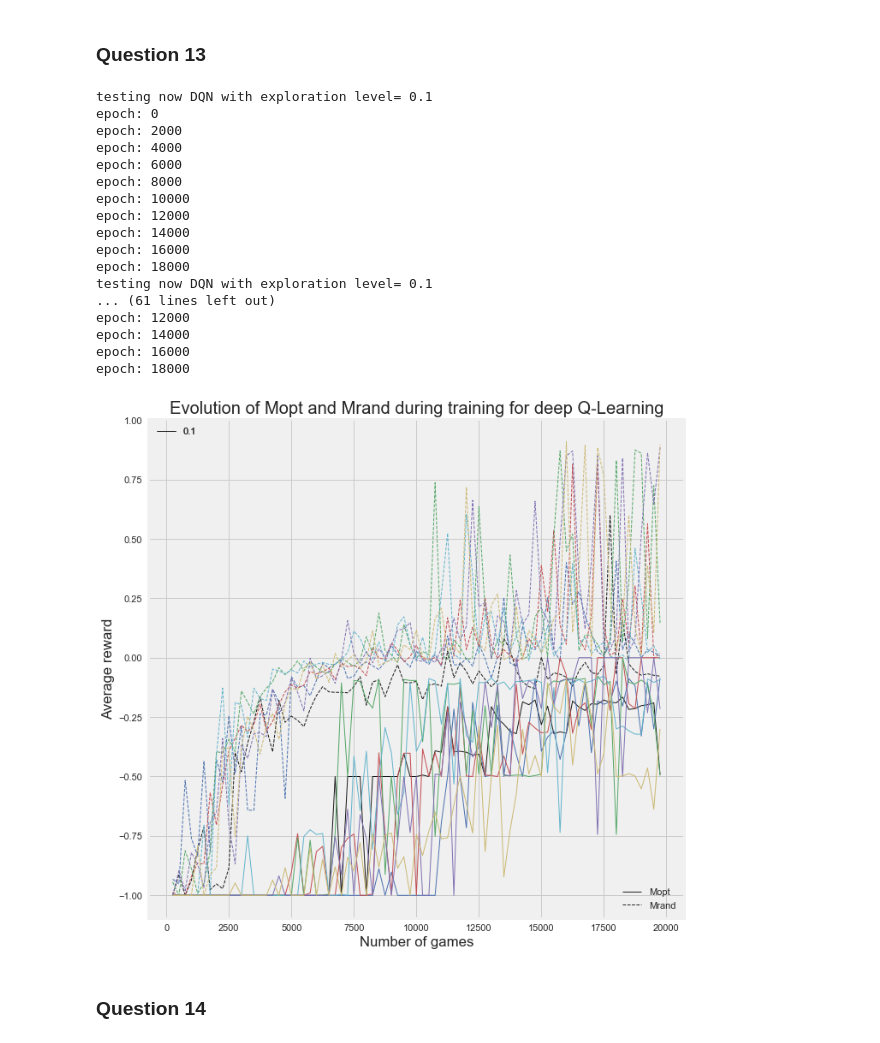
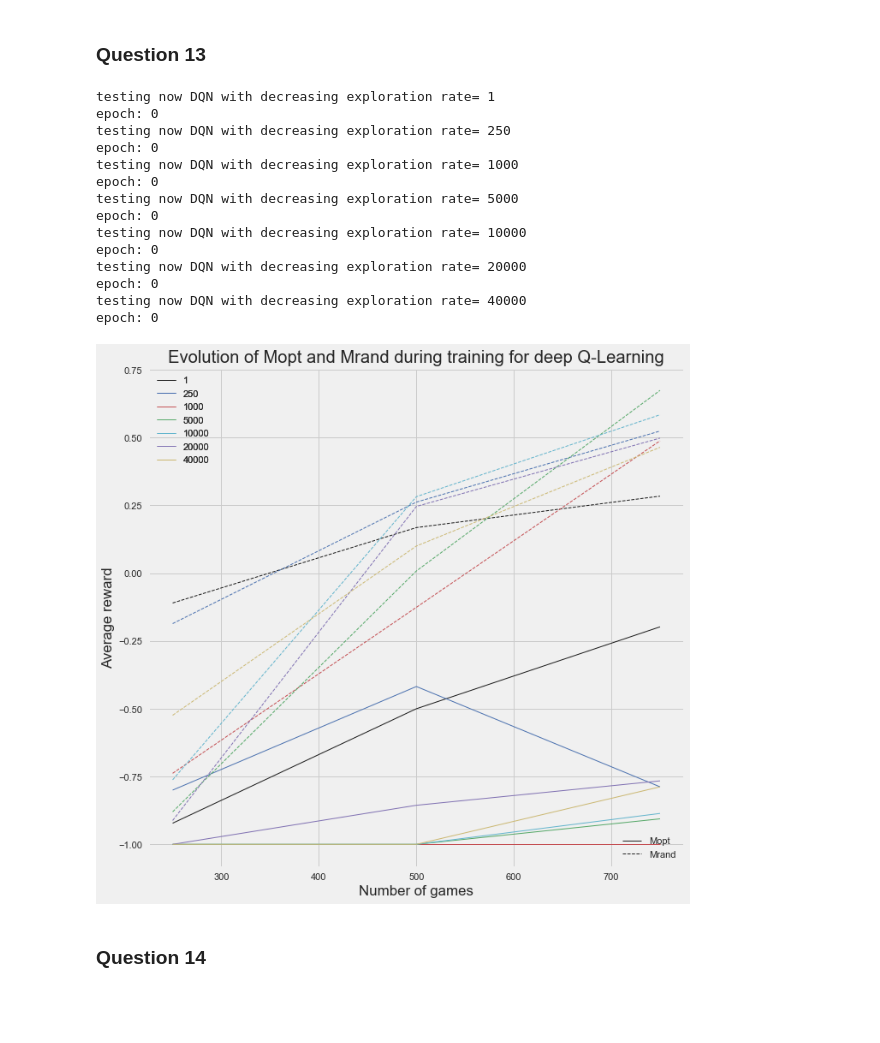
Before and after one commit to henrypapadatos/Reinforcement_Learning_TicTacToe, a Jupyter notebook: Test_file.ipynb, the cells around one changed output. Saved outputs shown, nothing was run; the diff lists cells and outputs as text; code cells hidden in the pictures; blank space fills up the shorter version.

```diff
--- a/Test_file.ipynb
+++ b/Test_file.ipynb
@@ -639,14 +640,14 @@ for k in range(20000):
 
             if end:
                 if winner=='X':
-                    Qplayer.last_update(1,'X')
-                    Qplayer.last_update(-1,'O')
+                    Qplayer.last_update(1,'X', train_mode=True)
+                    Qplayer.last_update(-1,'O', train_mode=True)
                 elif winner=='O':
-                    Qplayer.last_update(-1,'X')
-                    Qplayer.last_update(1,'O')
+                    Qplayer.last_update(-1,'X', train_mode=True)
+                    Qplayer.last_update(1,'O', train_mode=True)
                 else:
-                    Qplayer.last_update(0,'X')
-                    Qplayer.last_update(0,'O')
+                    Qplayer.last_update(0,'X', train_mode=True)
+                    Qplayer.last_update(0,'O', train_mode=True)
 
                 env.reset()
                 break
@@ -747,7 +748,7 @@ for exploration_level in exploration_levels:
                 grid, end, winner = env.step(move, print_grid=False)
             else:
                 reward = -1
-                DQN_player.last_update(reward)
+                DQN_player.last_update(reward, train_mode=True)
                 env.reset()
                 break
 
@@ -758,7 +759,7 @@ for exploration_level in exploration_levels:
                     reward = -1
                 else:
                     reward = 0
-                DQN_player.last_update(reward)
+                DQN_player.last_update(reward, train_mode=True)
                 env.reset()
                 break
 
@@ -997,6 +983,6 @@ epoch: 18000
 # %%
 import seaborn as sns
-plt.style.use("seaborn")
+plt.style.use('fivethirtyeight')
 
 # Plot the results
 sns.set()
@@ -1031,7 +1017,7 @@ Mrand=[]
 
 for decreasing_exploration_rate in decreasing_exploration_rates:
     print("testing now DQN with decreasing exploration rate=", decreasing_exploration_rate)
-    DQN_player = Deep_QLearning.newDQN_Player(decreasing_exploration_rate = decreasing_exploration_rate,
+    DQN_player = Deep_QLearning.DQN_Player(decreasing_exploration_rate = decreasing_exploration_rate,
                                         decreasing_exploration_flag = True)
     for k in range(nb_play):
         grid, _, __ = env.observe()
@@ -1044,18 +1030,20 @@ for decreasing_exploration_rate in decreasing_exploration_rates:
         for j in range(9):
             if env.current_player == player_opt.player:
                 move = player_opt.act(grid)
+                grid, end, winner = env.step(move, print_grid=False)
+
             else:
                 Valid_move_flag, move, loss = DQN_player.act(grid, train_mode=True)
 
-            #if the move played by our player is not available,
-            #the game is stopped and the reward=-1
-            if Valid_move_flag:
-                grid, end, winner = env.step(move, print_grid=False)
-            else:
-                reward = -1
-                DQN_player.last_update(reward)
-                env.reset()
-                break
+                #if the move played by our player is not available,
+                #the game is stopped and the reward=-1
+                if Valid_move_flag:
+                    grid, end, winner = env.step(move, print_grid=False)
+                else:
+                    reward = -1
+                    DQN_player.last_update(reward, train_mode=True)
+                    env.reset()
+                    break
 
             if end:
                 if winner==DQN_player.player:
@@ -1064,7 +1052,7 @@ for decreasing_exploration_rate in decreasing_exploration_rates:
                     reward = -1
                 else:
                     reward = 0
-                DQN_player.last_update(reward)
+                DQN_player.last_update(reward, train_mode=True)
                 env.reset()
                 break
 
@@ -1082,54 +1070,51 @@ for decreasing_exploration_rate in decreasing_exploration_rates:
     Mopt=[]
     Mrand=[]
 # %% [output]
-testing now DQN with exploration level= 0.1
+testing now DQN with decreasing exploration rate= 1
 epoch: 0
-epoch: 2000
-epoch: 4000
-epoch: 6000
-epoch: 8000
-epoch: 10000
-epoch: 12000
-epoch: 14000
-epoch: 16000
-epoch: 18000
-testing now DQN with exploration level= 0.1
-... (61 lines left out)
-epoch: 12000
-epoch: 14000
-epoch: 16000
-epoch: 18000
+testing now DQN with decreasing exploration rate= 250
+epoch: 0
+testing now DQN with decreasing exploration rate= 1000
+epoch: 0
+testing now DQN with decreasing exploration rate= 5000
+epoch: 0
+testing now DQN with decreasing exploration rate= 10000
+epoch: 0
+testing now DQN with decreasing exploration rate= 20000
+epoch: 0
+testing now DQN with decreasing exploration rate= 40000
+epoch: 0
 # %%
 # Plot the results
 f = plt.figure()
 f.set_figwidth(10)
 f.set_figheight(10)
 plt.style.use('fivethirtyeight')
 plt.title('Evolution of Mopt and Mrand during training for deep Q-Learning')
 
 colors = ['k','b', 'r', 'g', 'c', 'm', 'y']
 cc = itertools.cycle(colors)
 plot_lines = []
 
 x = np.arange(len(recap_Mopt13[0]))*250+250
 for Mopt, Mrand in zip(recap_Mopt13, recap_Mrand13):
     #plt.hold(True)
     c = next(cc)
     l1, = plt.plot(x, Mopt, '-', color=c,linewidth=1)
     l2, = plt.plot(x, Mrand, '--', color=c, linewidth=1)
 
     plot_lines.append([l1, l2])
 
 legend1 = plt.legend(plot_lines[0], ["Mopt", "Mrand"], loc='lower right')
-legend2 = plt.legend([l[0] for l in plot_lines], exploration_levels, loc='upper left')
+legend2 = plt.legend([l[0] for l in plot_lines], decreasing_exploration_rates, loc='upper left')
 plt.gca().add_artist(legend1)
 plt.gca().add_artist(legend2)
 
 plt.xlabel('Number of games')
 plt.ylabel('Average reward')
 plt.show()
 # %% [output]
-[figure, old version]
+[figure, new version]
 # %% [markdown]
 ### Question 14
 # %%
```
Also changed, not shown: parts of 24 cells of this notebook, 3 other files.
